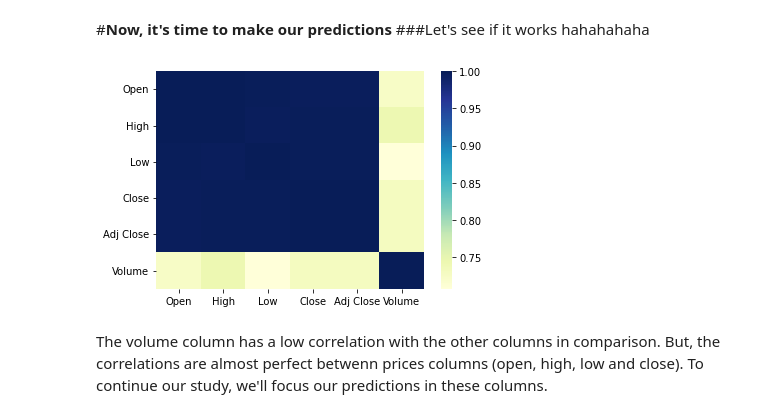
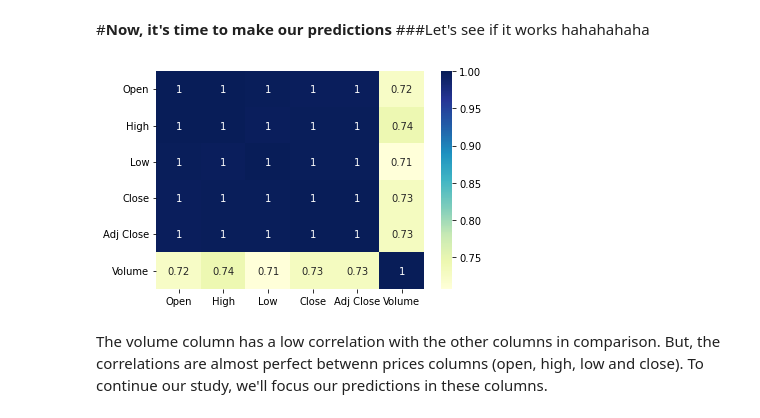
Before and after one commit to brunoclvrt/Case-2---BNB-price-prediction, a Jupyter notebook: BNB_Prediction.ipynb, the cells around one changed output. Cells and saved outputs as stored; diff of their text form; code cells hidden in the pictures.

```diff
--- a/BNB_Prediction.ipynb
+++ b/BNB_Prediction.ipynb
@@ -118,16 +98,16 @@ We can see a variation of almost 15000%!
 # %%
 #Before to make our predicitons, we have to get the correlation between the values
 
 correlation = df.corr()
 
 import matplotlib.pyplot as plt
 import seaborn as sns
 
-figure = sns.heatmap(correlation, cmap = "YlGnBu")
+figure = sns.heatmap(correlation, cmap = "YlGnBu",annot = True)
 
 plt.show(figure)
 # %% [output]
-[figure, old version]
+[figure, new version]
 # %% [markdown]
 The volume column has a low correlation with the other columns in comparison. But, the correlations are almost perfect betwenn prices columns (open, high, low and close). To continue our study, we'll focus our predictions in these columns.
 # %% [markdown]
```
Also changed, not shown: parts of 4 cells of this notebook.
